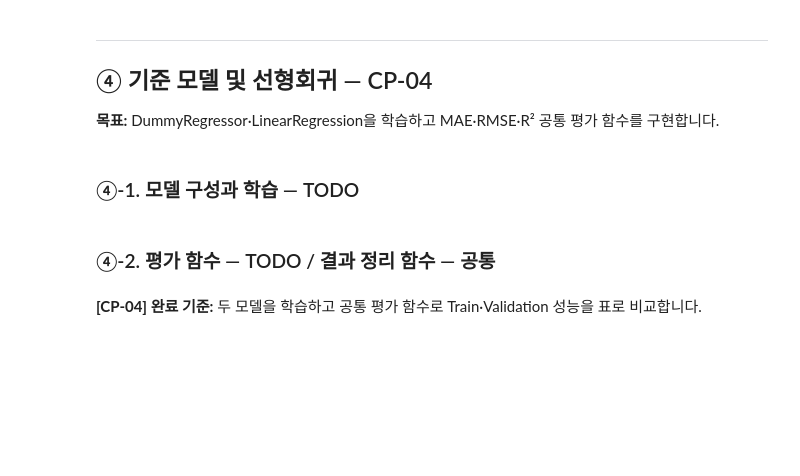
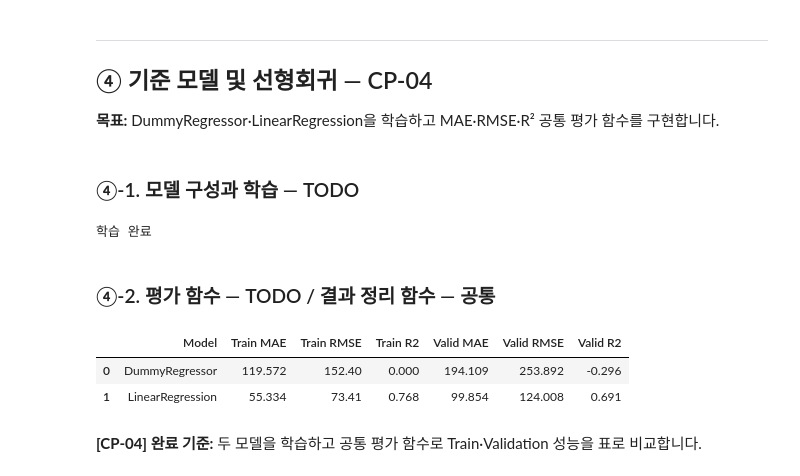
Before and after one commit to lgeew/ai-mini-projects, a Jupyter notebook: mini-project-01/code/01_regression_bike_demand.ipynb, the cells around one changed output. Cells and saved outputs as stored; diff of their text form; code cells hidden in the pictures; blank space fills up the shorter version.

```diff
--- a/mini-project-01/code/01_regression_bike_demand.ipynb
+++ b/mini-project-01/code/01_regression_bike_demand.ipynb
@@ -370,3 +374,10 @@ print("학습 완료")
+# %%
+# [공통] 모델 학습
+dummy_model.fit(X_train, y_train)
+linear_model.fit(X_train, y_train)
+print("학습 완료")
+# %% [output]
+학습 완료
 # %% [markdown]
 ### ④-2. 평가 함수 — TODO / 결과 정리 함수 — 공통
 # %%
@@ -375,29 +386,16 @@ from sklearn.metrics import (
     root_mean_squared_error,
     r2_score,
 )
-
-
-def evaluate_regression(model, X, y):
-    """MAE, RMSE, R2 딕셔너리를 반환합니다."""
-    # TODO 4-3. model.predict(X)로 예측하고 세 지표를 계산합니다.
-    pred = ...
-    return {
-        "MAE": ...,
-        "RMSE": ...,
-        "R2": ...,
-    }
-
-
-def summarize(name, model):
-    """Train·Validation 평가를 한 행으로 정리합니다 (공통)."""
-    tr = evaluate_regression(model, X_train, y_train)
-    va = evaluate_regression(model, X_valid, y_valid)
-    return {
-        "Model": name,
-        "Train MAE": tr["MAE"],
-        "Train RMSE": tr["RMSE"],
-        "Train R2": tr["R2"],
-        "Valid MAE": va["MAE"],
-        "Valid RMSE": va["RMSE"],
-        "Valid R2": va["R2"],
-    }
+# %%
+def evaluate_regression(model, X, y):
+    """MAE, RMSE, R2 딕셔너리를 반환합니다."""
+    pred = model.predict(X) # model.predict(): 학습된 모델을 통해 입력 데이터(X)에 대한 예측값(y_pred)을 생성
+
+    return {
+        "MAE": mean_absolute_error(y, pred),
+        # mean_absolute_error(): 실제값과 예측값 간의 절대 오차 평균을 계산 (낮을수록 좋음)
+        "RMSE": root_mean_squared_error(y, pred),
+        # root_mean_squared_error(): 실제값과 예측값 간의 평균 제곱근 오차(RMSE)를 직접 계산 (낮을수록 좋음)
+        "R2": r2_score(y, pred),
+        # r2_score(): 결정계수(R-squared)를 계산하여 모델이 데이터를 얼마나 잘 설명하는지 나타냄 (1에 가까울수록 좋음)
+    }
@@ -404,12 +416,18 @@ def summarize(name, model):
 # %%
 # [공통] 이후 교시에서 결과를 누적할 리스트
 results = []
 results.append(summarize("DummyRegressor", dummy_model))
 results.append(summarize("LinearRegression", linear_model))
 
 # TODO 4-4. 두 모델의 성능을 DataFrame으로 비교합니다.
 # 힌트: pd.DataFrame(results).round(3)
-...
+pd.DataFrame(results).round(3)
+# pd.DataFrame(): 딕셔너리 리스트 형태의 결과 누적 데이터(results)를 표 형태의 판다스 데이터프레임으로 변환
+# .round(3): 모든 숫자 지표들을 보기 쉽게 소수점 아래 셋째 자리까지 반올림
+# %% [output]
+|  | Model | Train MAE | Train RMSE | Train R2 | Valid MAE | Valid RMSE | Valid R2 |
+| 0 | DummyRegressor | 119.572 | 152.40 | 0.000 | 194.109 | 253.892 | -0.296 |
+| 1 | LinearRegression | 55.334 | 73.41 | 0.768 | 99.854 | 124.008 | 0.691 |
 # %% [markdown]
 **[CP-04] 완료 기준:** 두 모델을 학습하고 공통 평가 함수로 Train·Validation 성능을 표로 비교합니다.
 # %% [markdown]
```
Also changed, not shown: parts of 6 cells of this notebook.
